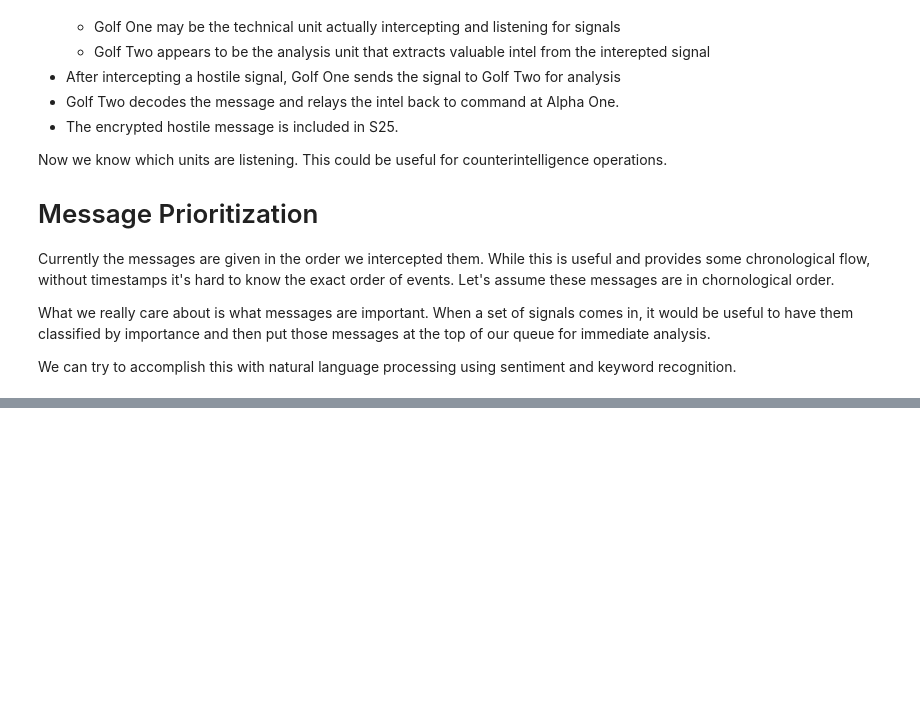
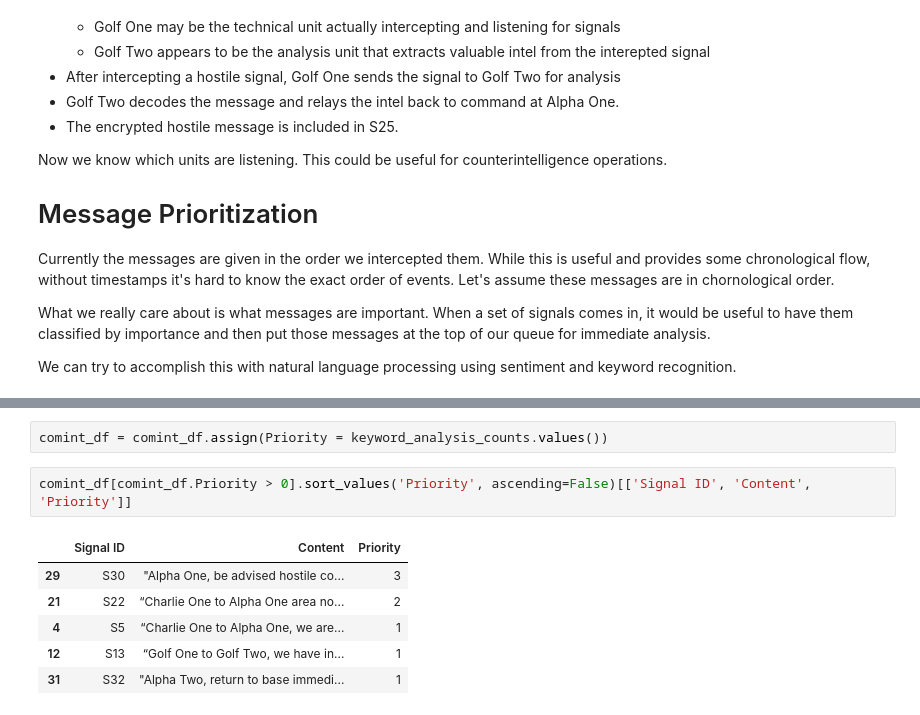
Before and after one commit to ggsmith842/sigint-analysis, a Jupyter notebook: initial_analysis.ipynb, the cells around one changed output, grey strips where cells are left out. Cells and saved outputs as stored; diff of their text form; blank space fills up the shorter version.

```diff
--- a/initial_analysis.ipynb
+++ b/initial_analysis.ipynb
@@ -255,0 +360,11 @@ We can try to accomplish this with natural language processing using sentiment a
+# %%
+comint_df = comint_df.assign(Priority = keyword_analysis_counts.values())
+# %%
+comint_df[comint_df.Priority > 0].sort_values('Priority', ascending=False)[['Signal ID', 'Content', 'Priority']]
+# %% [output]
+|  | Signal ID | Content | Priority |
+| 29 | S30 | "Alpha One, be advised hostile co... | 3 |
+| 21 | S22 | “Charlie One to Alpha One area no... | 2 |
+| 4 | S5 | “Charlie One to Alpha One, we are... | 1 |
+| 12 | S13 | “Golf One to Golf Two, we have in... | 1 |
+| 31 | S32 | "Alpha Two, return to base immedi... | 1 |
```
Also changed, not shown: parts of 9 cells of this notebook, 1 other file.
